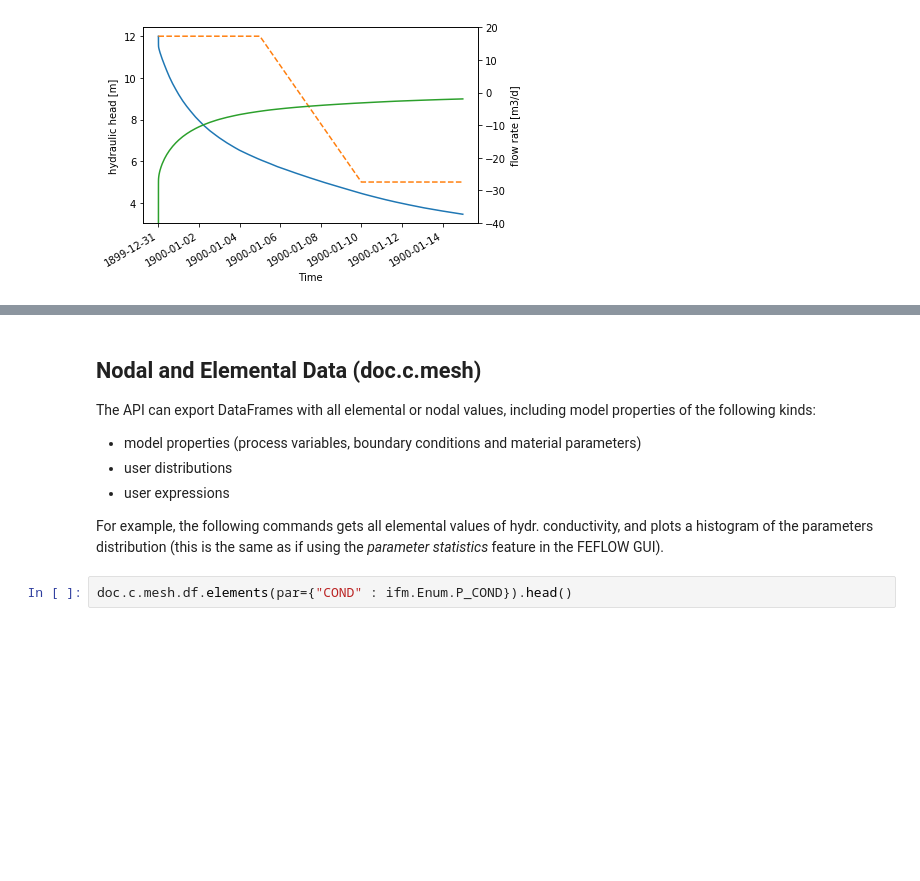
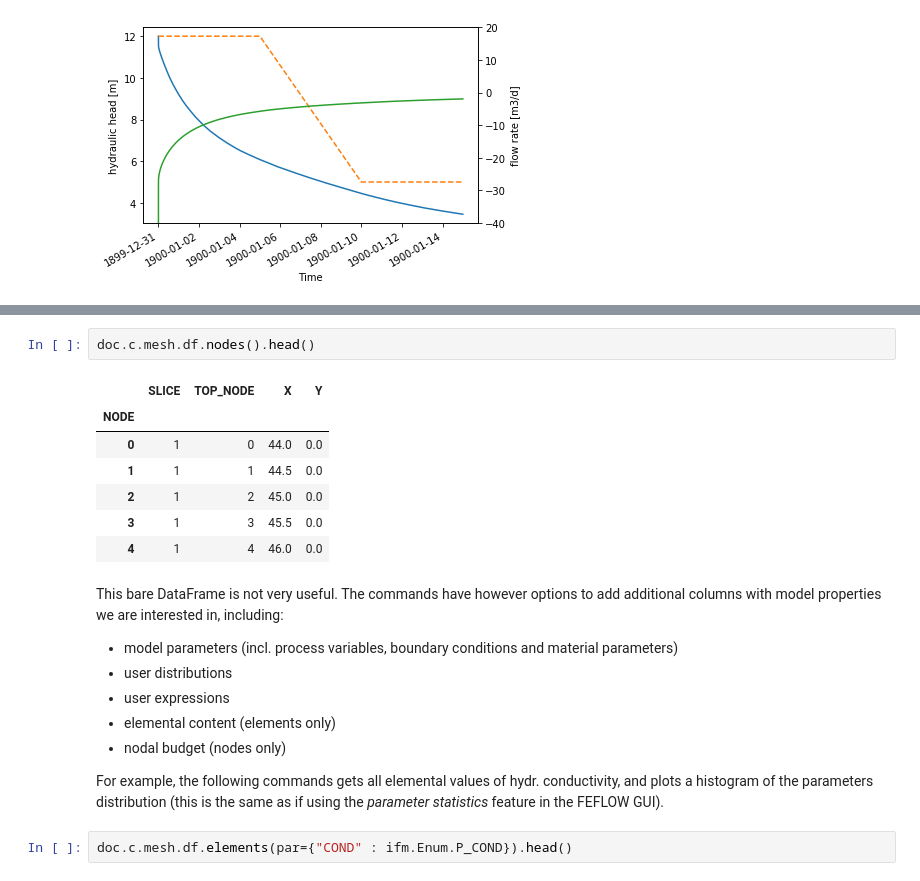
Before and after one commit to DHI/jupyter-training-course, a Jupyter notebook: _instructor/module04a-models-FEFLOW.ipynb, the cells around one changed output, grey strips where cells are left out. Drawn from its saved outputs; the diff is of its cells as text; blank space fills up the shorter version.

```diff
--- a/_instructor/module04a-models-FEFLOW.ipynb
+++ b/_instructor/module04a-models-FEFLOW.ipynb
@@ -220,10 +239,21 @@ ax2.set_ylim(-40, 20) # set different y-axis
+# %%
+doc.c.mesh.df.nodes().head()
+# %% [output]
+|  | SLICE | TOP_NODE | X | Y |
+| NODE |  |  |  |  |
+| 0 | 1 | 0 | 44.0 | 0.0 |
+| 1 | 1 | 1 | 44.5 | 0.0 |
+| 2 | 1 | 2 | 45.0 | 0.0 |
+| 3 | 1 | 3 | 45.5 | 0.0 |
+| 4 | 1 | 4 | 46.0 | 0.0 |
 # %% [markdown]
-## Nodal and Elemental Data (doc.c.mesh)
+This bare DataFrame is not very useful. The commands have however options to add additional columns with model properties we are interested in, including:
 
-The API can export DataFrames with all elemental or nodal values, including model properties of the following kinds:
-+ model properties (process variables, boundary conditions and material parameters)
++ model parameters (incl. process variables, boundary conditions and material parameters)
 + user distributions
 + user expressions
++ elemental content (elements only)
++ nodal budget (nodes only)
 
 For example, the following commands gets all elemental values of hydr. conductivity, and plots a histogram of the parameters distribution (this is the same as if using the *parameter statistics* feature in the FEFLOW GUI).
 # %%
```
Also changed, not shown: parts of 7 cells of this notebook, 4 other files.
